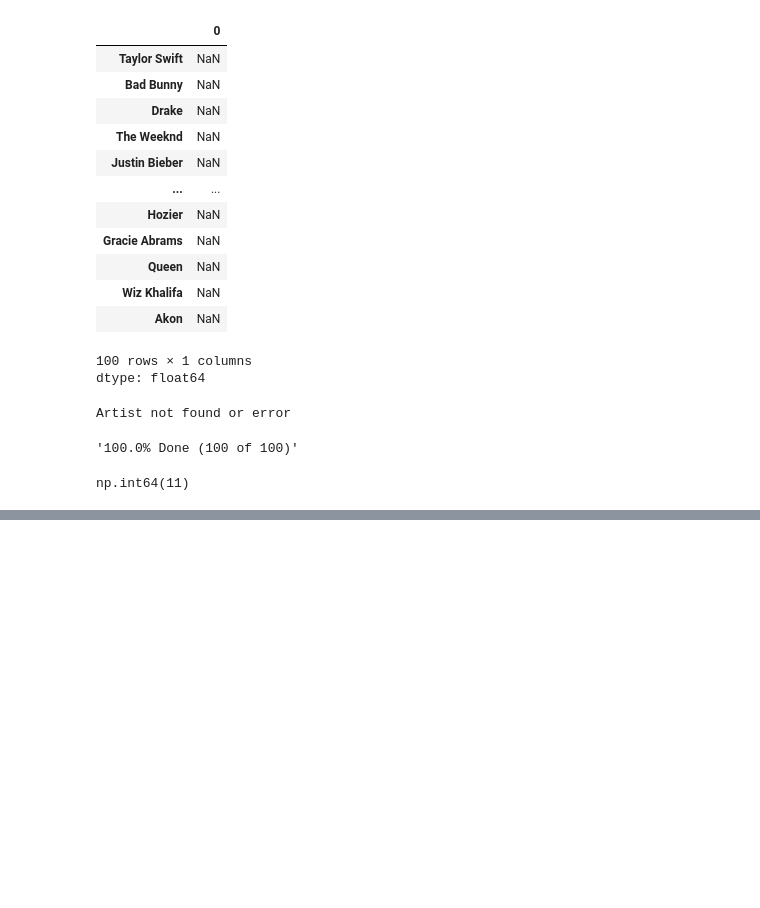
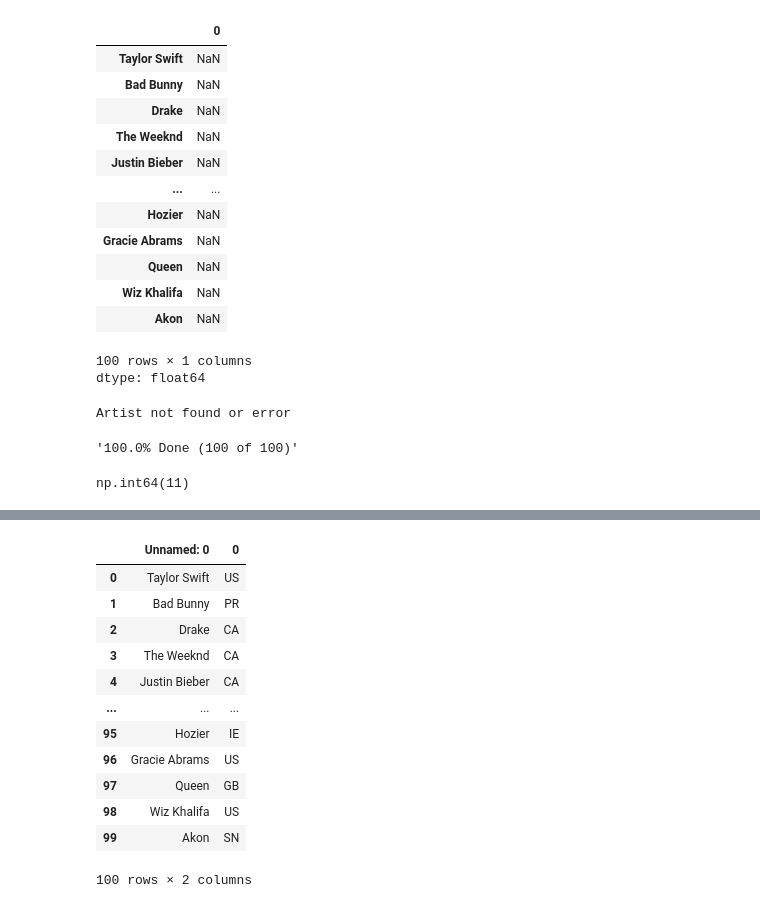
Before and after one commit to prokope/learning-data-science, a Jupyter notebook: eda.ipynb, the cells around one changed output, grey strips where cells are left out. Cells and saved outputs as stored; diff of their text form; code cells hidden in the pictures; blank space fills up the shorter version.

Commit message:
data-collection: reading treated csv

```diff
--- a/eda.ipynb
+++ b/eda.ipynb
@@ -705,3 +705,6 @@ files.download('/content/artists_nationalities.csv')
 # %% [output]
 [interactive output not drawn]
 [interactive output not drawn]
+# %%
+uploaded = files.upload()
+artists_nationalities = pd.read_csv('artists_nationalities_treated.csv')
@@ -707,0 +715,16 @@ files.download('/content/artists_nationalities.csv')
+# %%
+artists_nationalities
+# %% [output]
+|  | Unnamed: 0 | 0 |
+| 0 | Taylor Swift | US |
+| 1 | Bad Bunny | PR |
+| 2 | Drake | CA |
+| 3 | The Weeknd | CA |
+| 4 | Justin Bieber | CA |
+| ... | ... | ... |
+| 95 | Hozier | IE |
+| 96 | Gracie Abrams | US |
+| 97 | Queen | GB |
+| 98 | Wiz Khalifa | US |
+| 99 | Akon | SN |
+100 rows × 2 columns
```
Also changed, not shown: parts of 1 cell of this notebook.
